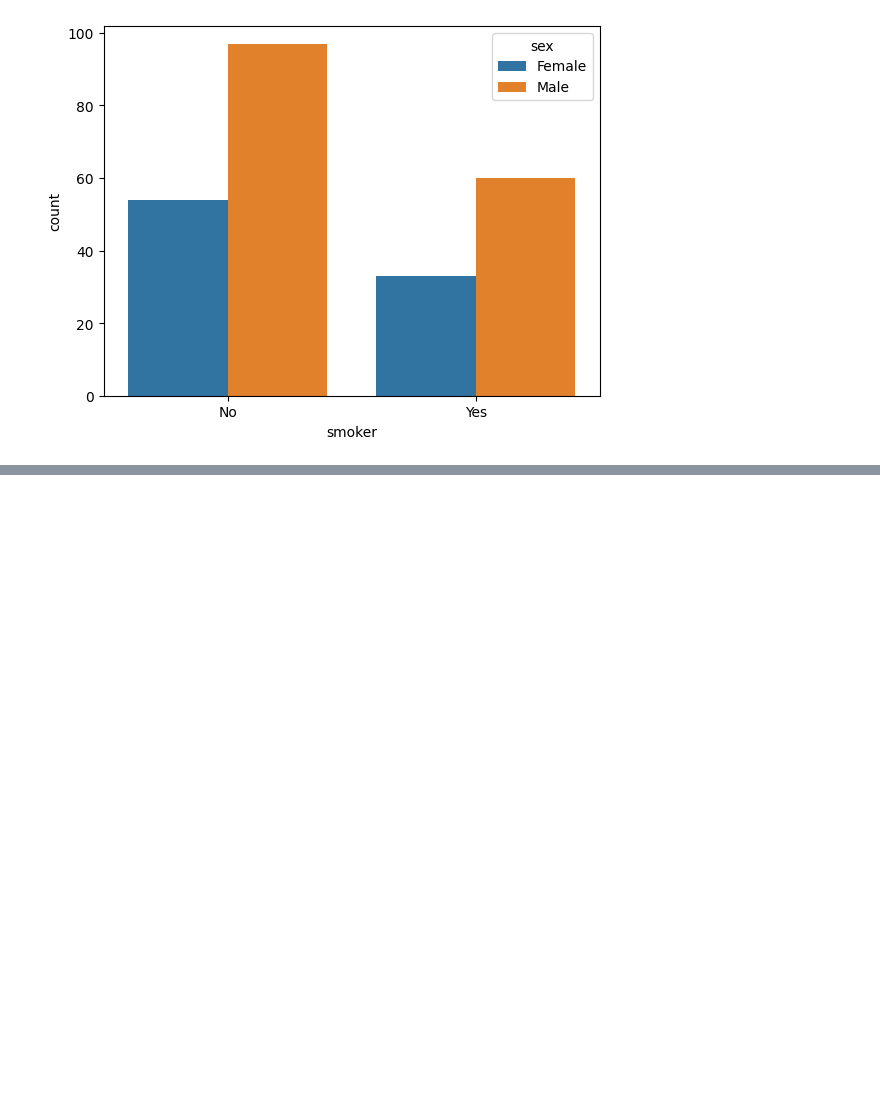
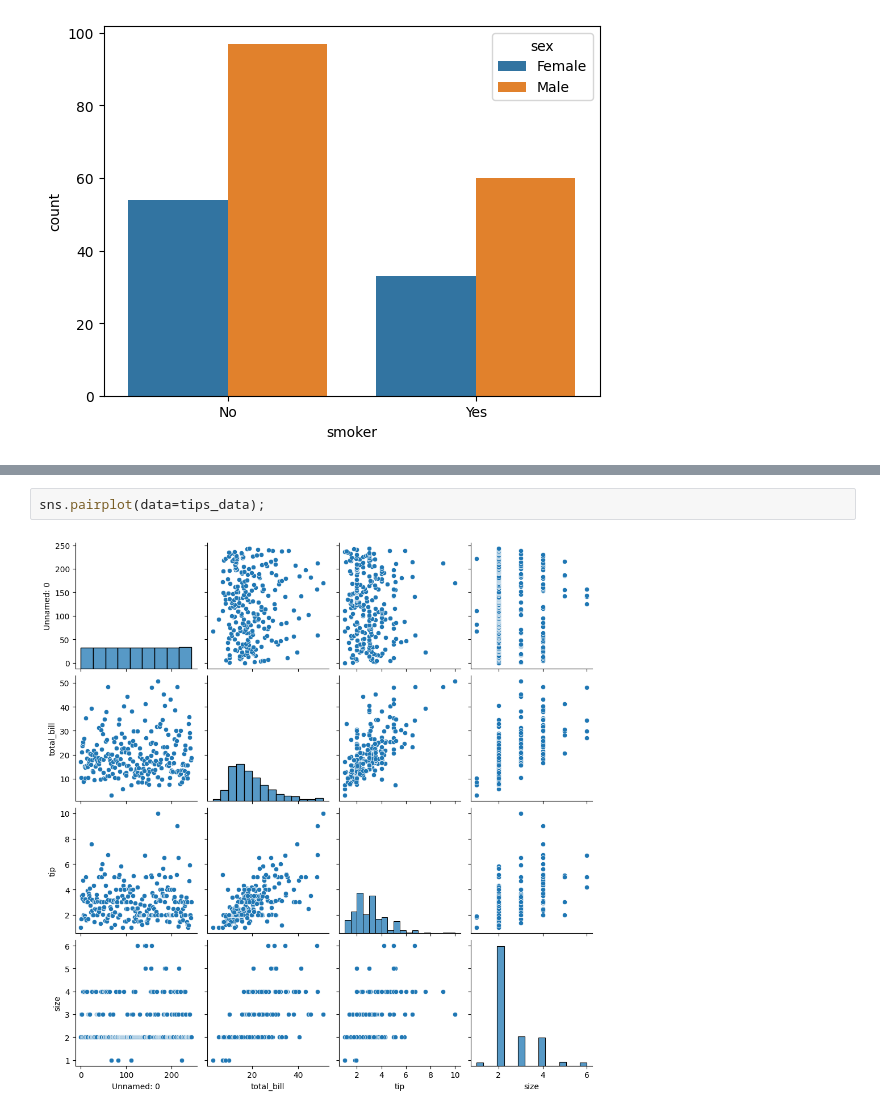
Before and after one commit to sahithivemula99/Hacker-rank-in-c-program, a Jupyter notebook: Untitled10.ipynb, the cells around one changed output, grey strips where cells are left out. Drawn from its saved outputs; the diff is of its cells as text; blank space fills up the shorter version.

```diff
--- a/Untitled10.ipynb
+++ b/Untitled10.ipynb
@@ -176,0 +194,4 @@ sns.countplot(x=tips_data["smoker"],hue=tips_data["sex"])
+# %%
+sns.pairplot(data=tips_data);
+# %% [output]
+[figure, added]
```
Also changed, not shown: parts of 4 cells of this notebook.
